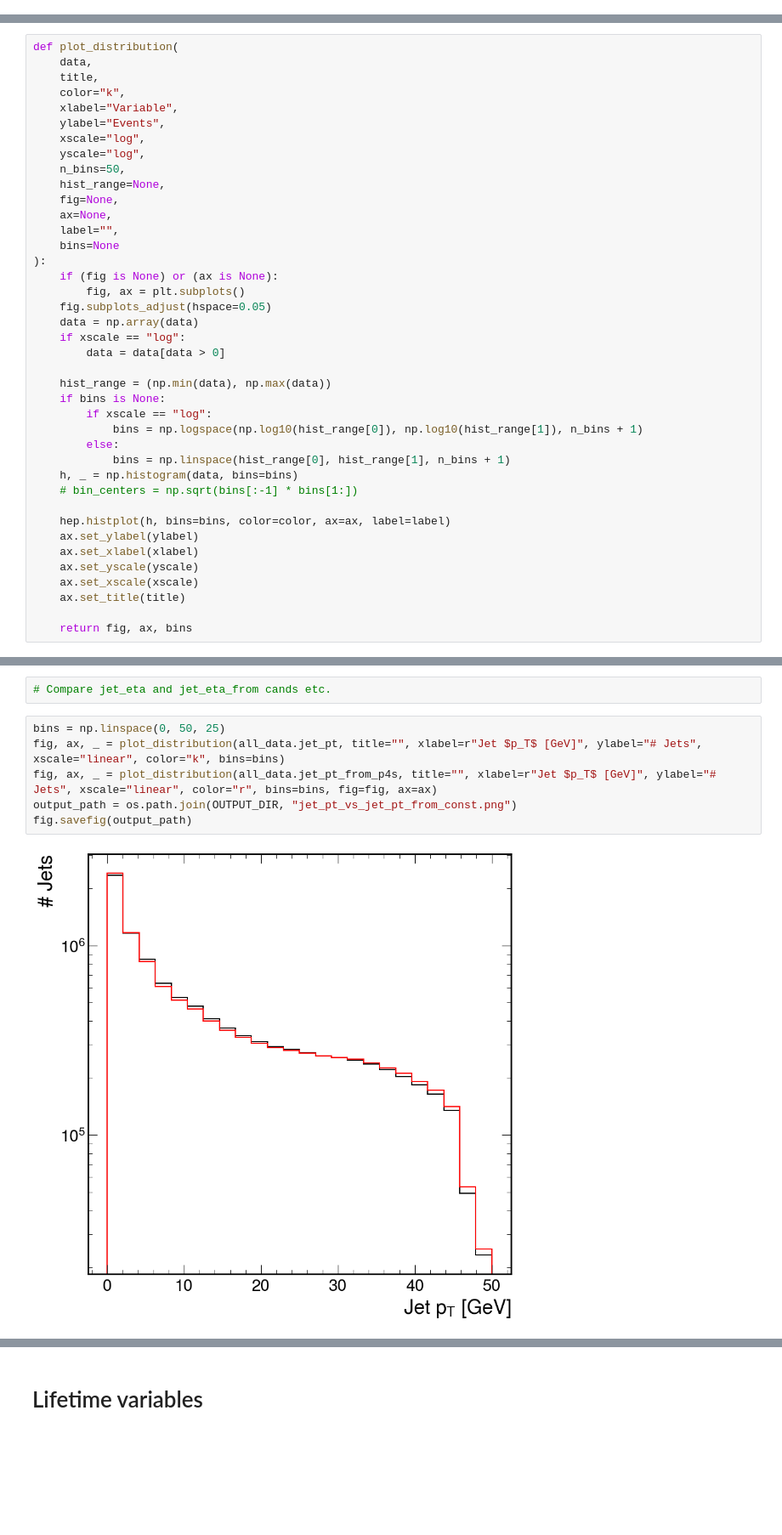
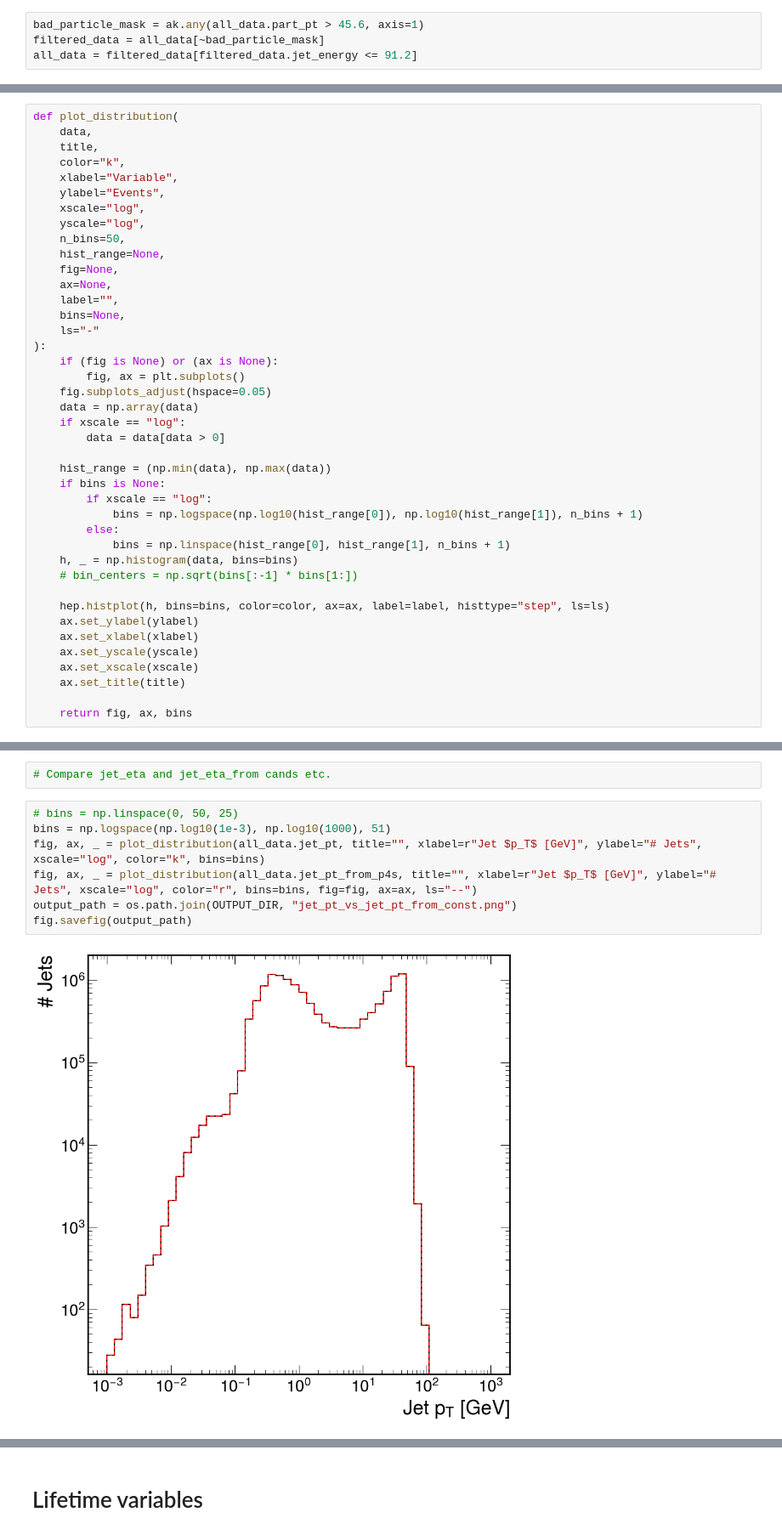
Before and after one commit to HEP-KBFI/ml-tau-data, a Jupyter notebook: ntupelizer/aleph/notebooks/ALEPH_data_overview.ipynb, the cells around one changed output, grey strips where cells are left out. Shown at 85% size. Saved outputs shown, nothing was run; the diff lists cells and outputs as text; blank space fills up the shorter version.

Commit message:
Improve ALEPH data ntupelization to be aligned with JetClass dataset type

```diff
--- a/ntupelizer/aleph/notebooks/ALEPH_data_overview.ipynb
+++ b/ntupelizer/aleph/notebooks/ALEPH_data_overview.ipynb
@@ -44,6 +44,10 @@ all_data.fields
  'part_isPhoton',
  'part_isElectron',
  'part_isMuon']
+# %%
+bad_particle_mask = ak.any(all_data.part_pt > 45.6, axis=1)
+filtered_data = all_data[~bad_particle_mask]
+all_data = filtered_data[filtered_data.jet_energy <= 91.2]
 # %%
 num_jets = len(all_data.jet_energy)
 print(f"There are == {num_jets:,} jets == in the dataset".replace(",", " "))
@@ -129,7 +134,8 @@ def plot_distribution(
     fig=None,
     ax=None,
     label="",
-    bins=None
+    bins=None,
+    ls="-"
 ):
     if (fig is None) or (ax is None):
         fig, ax = plt.subplots()
@@ -147,7 +153,7 @@ def plot_distribution(
     h, _ = np.histogram(data, bins=bins)
     # bin_centers = np.sqrt(bins[:-1] * bins[1:])
 
-    hep.histplot(h, bins=bins, color=color, ax=ax, label=label)
+    hep.histplot(h, bins=bins, color=color, ax=ax, label=label, histtype="step", ls=ls)
     ax.set_ylabel(ylabel)
     ax.set_xlabel(xlabel)
     ax.set_yscale(yscale)
@@ -364,13 +370,14 @@ fig.savefig(output_path)
 # %%
 # Compare jet_eta and jet_eta_from cands etc.
 # %%
-bins = np.linspace(0, 50, 25)
-fig, ax, _ = plot_distribution(all_data.jet_pt, title="", xlabel=r"Jet $p_T$ [GeV]", ylabel="# Jets", xscale="linear", color="k", bins=bins)
-fig, ax, _ = plot_distribution(all_data.jet_pt_from_p4s, title="", xlabel=r"Jet $p_T$ [GeV]", ylabel="# Jets", xscale="linear", color="r", bins=bins, fig=fig, ax=ax)
+# bins = np.linspace(0, 50, 25)
+bins = np.logspace(np.log10(1e-3), np.log10(1000), 51)
+fig, ax, _ = plot_distribution(all_data.jet_pt, title="", xlabel=r"Jet $p_T$ [GeV]", ylabel="# Jets", xscale="log", color="k", bins=bins)
+fig, ax, _ = plot_distribution(all_data.jet_pt_from_p4s, title="", xlabel=r"Jet $p_T$ [GeV]", ylabel="# Jets", xscale="log", color="r", bins=bins, fig=fig, ax=ax, ls="--")
 output_path = os.path.join(OUTPUT_DIR, "jet_pt_vs_jet_pt_from_const.png")
 fig.savefig(output_path)
 # %% [output]
-[figure, old version]
+[figure, new version]
 # %%
 bins = np.linspace(0, 2.9, 25)
 fig, ax, _ = plot_distribution(all_data.jet_eta, title="", xlabel=r"Jet $\eta$", ylabel="# Jets", xscale="linear", color="k", bins=bins)
```
Also changed, not shown: parts of 29 cells of this notebook, 5 other files.
